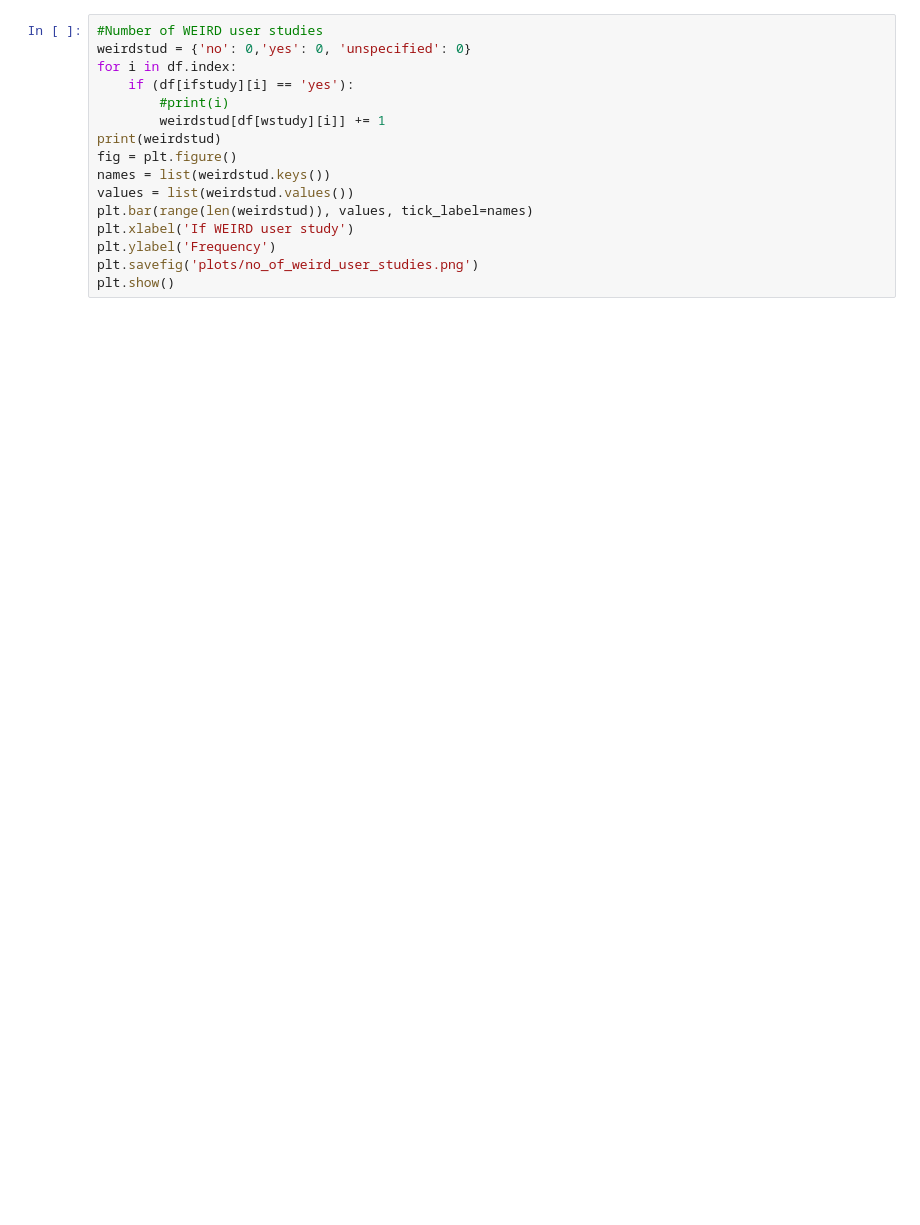
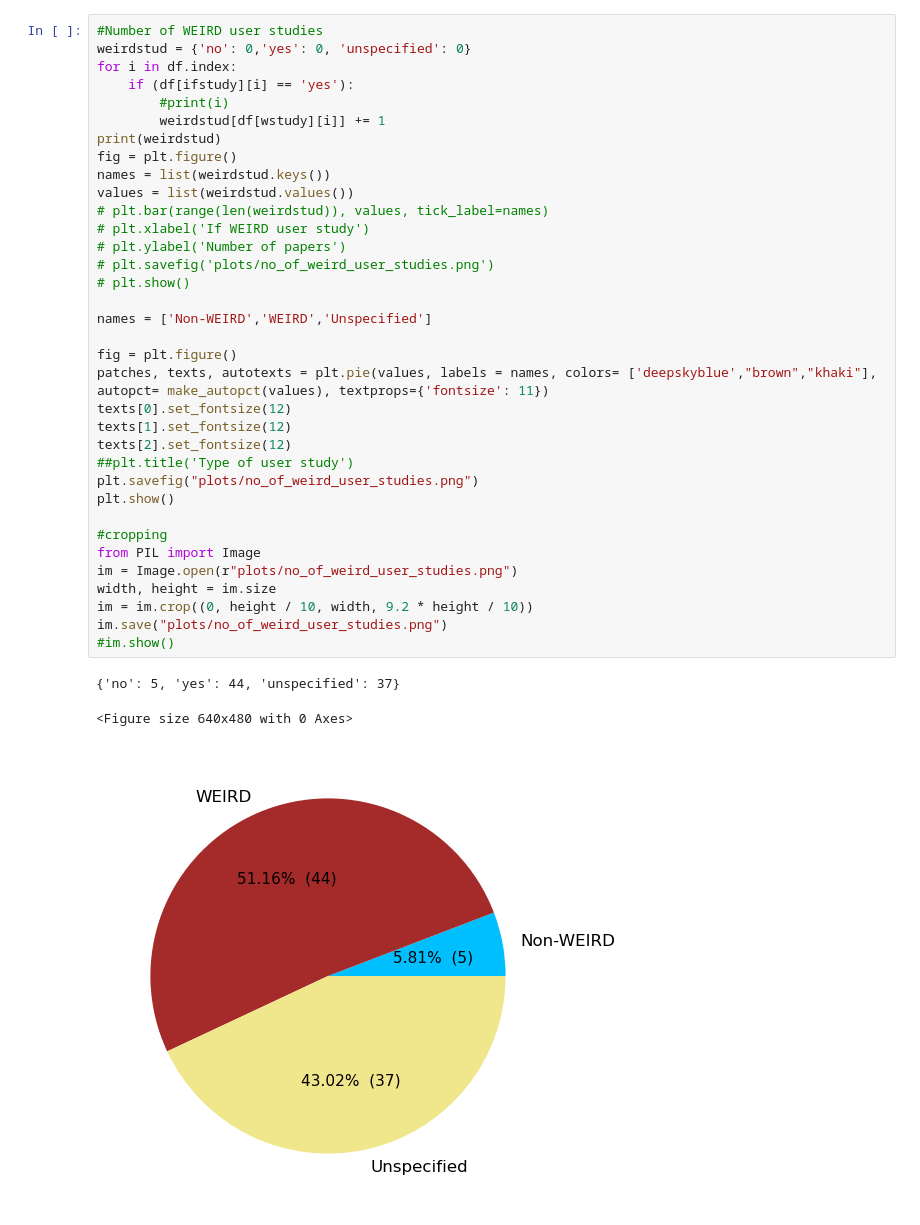
Before and after one commit to Aeyush10/HCI_WEIRD_Paper, a Jupyter notebook: papers_dataset.ipynb, the cells around one changed output. Saved outputs shown, nothing was run; the diff lists cells and outputs as text; blank space fills up the shorter version.

```diff
--- a/papers_dataset.ipynb
+++ b/papers_dataset.ipynb
@@ -104,17 +206,40 @@ plt.show()
 # %%
 #Number of WEIRD user studies
 weirdstud = {'no': 0,'yes': 0, 'unspecified': 0}
 for i in df.index:
     if (df[ifstudy][i] == 'yes'):
         #print(i)
         weirdstud[df[wstudy][i]] += 1
 print(weirdstud)
 fig = plt.figure()
 names = list(weirdstud.keys())
 values = list(weirdstud.values())
-plt.bar(range(len(weirdstud)), values, tick_label=names)
-plt.xlabel('If WEIRD user study')
-plt.ylabel('Frequency')
-plt.savefig('plots/no_of_weird_user_studies.png')
+# plt.bar(range(len(weirdstud)), values, tick_label=names)
+# plt.xlabel('If WEIRD user study')
+# plt.ylabel('Number of papers')
+# plt.savefig('plots/no_of_weird_user_studies.png')
+# plt.show()
+
+names = ['Non-WEIRD','WEIRD','Unspecified']
+
+fig = plt.figure()
+patches, texts, autotexts = plt.pie(values, labels = names, colors= ['deepskyblue',"brown","khaki"], autopct= make_autopct(values), textprops={'fontsize': 11})
+texts[0].set_fontsize(12)
+texts[1].set_fontsize(12)
+texts[2].set_fontsize(12)
+##plt.title('Type of user study')
+plt.savefig("plots/no_of_weird_user_studies.png")
 plt.show()
+
+#cropping
+from PIL import Image
+im = Image.open(r"plots/no_of_weird_user_studies.png")
+width, height = im.size
+im = im.crop((0, height / 10, width, 9.2 * height / 10))
+im.save("plots/no_of_weird_user_studies.png")
+#im.show()
+# %% [output]
+{'no': 5, 'yes': 44, 'unspecified': 37}
+<Figure size 640x480 with 0 Axes>
+[figure, added]
 # %%
```
Also changed, not shown: parts of 21 cells of this notebook, 23 other files.
